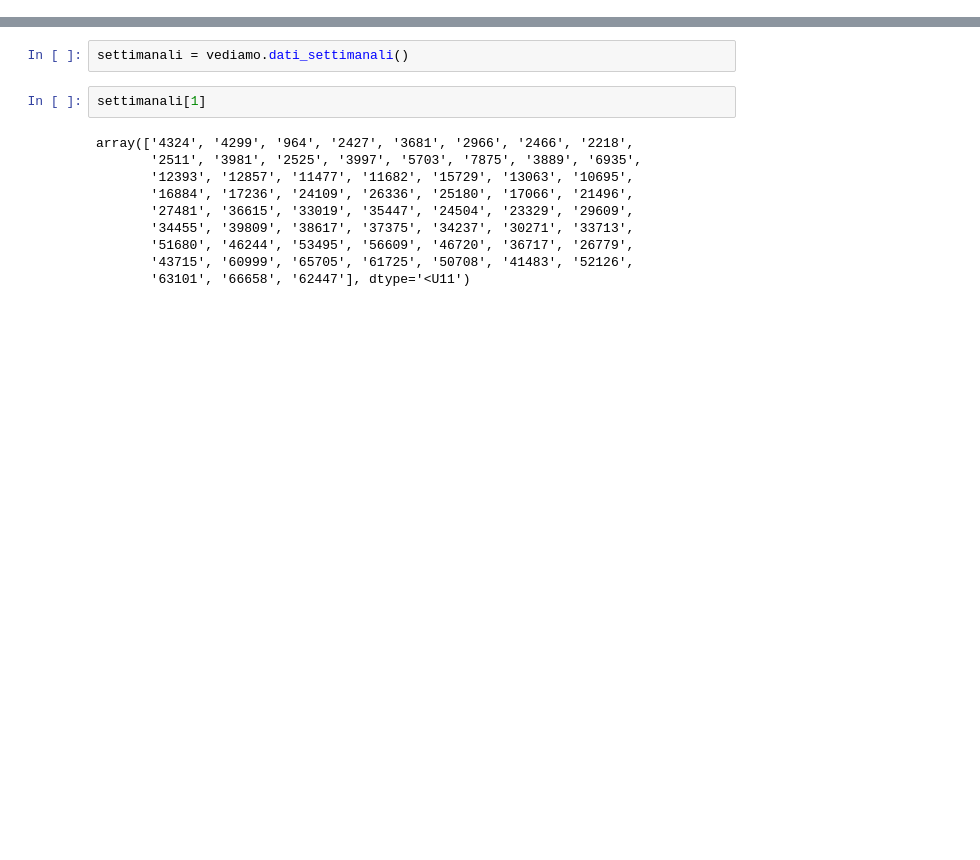
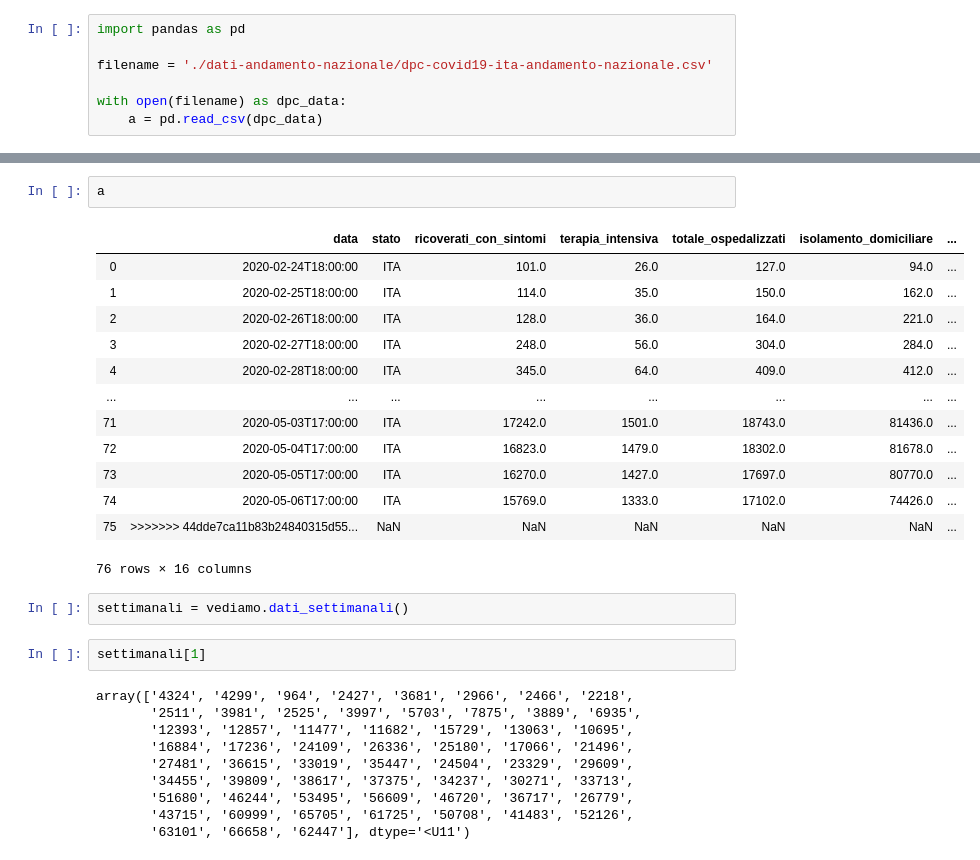
Before and after one commit to FReina/COVID-19, a Jupyter notebook: drawing board.ipynb, the cells around one changed output, grey strips where cells are left out. Cells and saved outputs as stored; diff of their text form; blank space fills up the shorter version.

```diff
--- a/drawing board.ipynb
+++ b/drawing board.ipynb
@@ -6,0 +9,7 @@ vediamo = fr.DatiCOVID(b)
+# %%
+import pandas as pd
+
+filename = './dati-andamento-nazionale/dpc-covid19-ita-andamento-nazionale.csv'
+
+with open(filename) as dpc_data:
+    a = pd.read_csv(dpc_data)
@@ -7,3 +68,19 @@ vediamo = fr.DatiCOVID(b)
+# %%
+a
+# %% [output]
+|  | data | stato | ricoverati_con_sintomi | terapia_intensiva | totale_ospedalizzati | isolamento_domiciliare | ... |
+| 0 | 2020-02-24T18:00:00 | ITA | 101.0 | 26.0 | 127.0 | 94.0 | ... |
+| 1 | 2020-02-25T18:00:00 | ITA | 114.0 | 35.0 | 150.0 | 162.0 | ... |
+| 2 | 2020-02-26T18:00:00 | ITA | 128.0 | 36.0 | 164.0 | 221.0 | ... |
+| 3 | 2020-02-27T18:00:00 | ITA | 248.0 | 56.0 | 304.0 | 284.0 | ... |
+| 4 | 2020-02-28T18:00:00 | ITA | 345.0 | 64.0 | 409.0 | 412.0 | ... |
+| ... | ... | ... | ... | ... | ... | ... | ... |
+| 71 | 2020-05-03T17:00:00 | ITA | 17242.0 | 1501.0 | 18743.0 | 81436.0 | ... |
+| 72 | 2020-05-04T17:00:00 | ITA | 16823.0 | 1479.0 | 18302.0 | 81678.0 | ... |
+| 73 | 2020-05-05T17:00:00 | ITA | 16270.0 | 1427.0 | 17697.0 | 80770.0 | ... |
+| 74 | 2020-05-06T17:00:00 | ITA | 15769.0 | 1333.0 | 17102.0 | 74426.0 | ... |
+| 75 | >>>>>>> 44dde7ca11b83b24840315d55... | NaN | NaN | NaN | NaN | NaN | ... |
+76 rows × 16 columns
 # %%
 settimanali = vediamo.dati_settimanali()
 # %%
```
Also changed, not shown: parts of 5 cells of this notebook, 4 other files.
